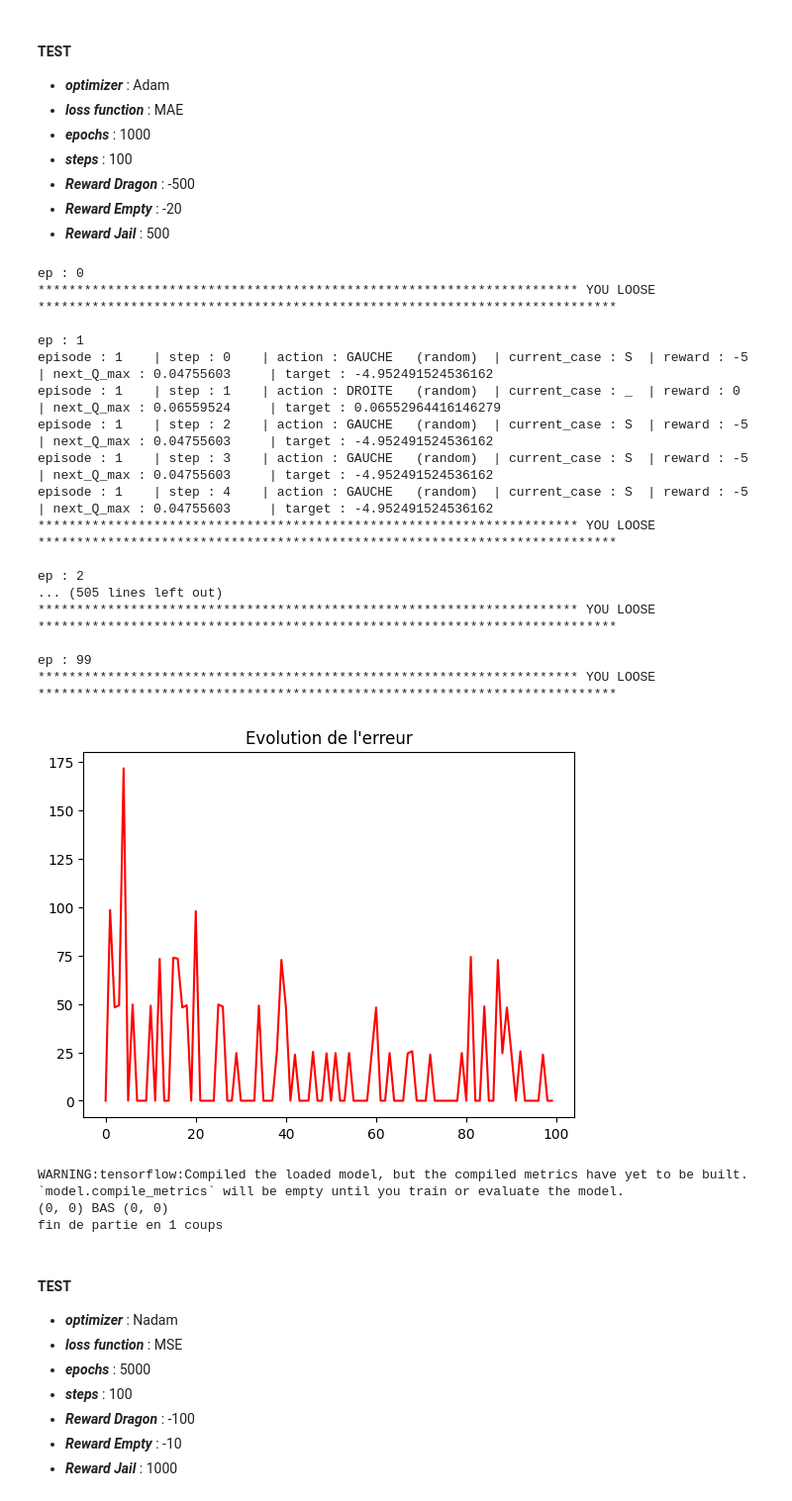
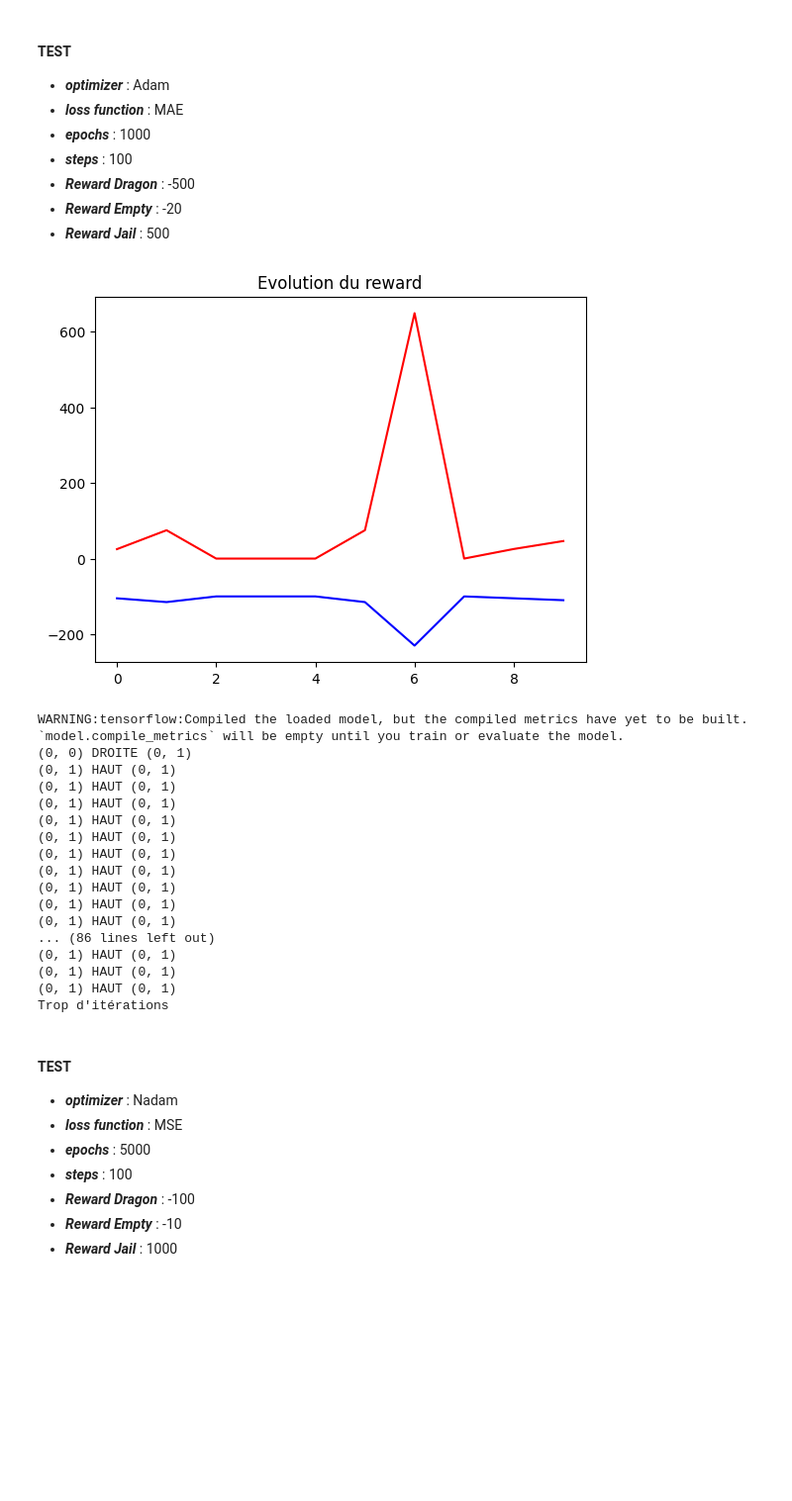
Before and after one commit to JugurthaAsma/ML, a Jupyter notebook: projet3/renforcement.ipynb, the cells around one changed output. Shown at 99% size. Saved outputs shown, nothing was run; the diff lists cells and outputs as text; code cells hidden in the pictures; blank space fills up the shorter version.

```diff
--- a/projet3/renforcement.ipynb
+++ b/projet3/renforcement.ipynb
@@ -590,10 +590,10 @@ class DeepGame:
         model_stable = tf.keras.models.clone_model(self.model)
         model_stable.set_weights(self.model.get_weights())
 
-        history = np.zeros(self.episodes)
+        loss_history = np.zeros(self.episodes)
+        reward_history = np.zeros(self.episodes)
 
         for episode in range(self.episodes):
-            print("ep :", episode)
             # reset the position
             position = (0, 0)
             # calculate the epsilon
@@ -606,6 +606,8 @@ class DeepGame:
                 action, is_random = self.choose_action(position, epsilon)
                 # apply the action
                 position, reward, fin = applicaion_action(action, position, self.space, self.verbose)
+                # add the reward
+                reward_history[episode] += reward
 
                 if fin:
                     break
@@ -636,14 +638,18 @@ class DeepGame:
 
                 gradients = tape.gradient(loss, self.model.trainable_variables) # calcul du gradient de la focntion loss en fonction des variables du modèle
                 self.optimizer.apply_gradients(zip(gradients, self.model.trainable_variables)) # optimisation des paramètres du modèle
-                history[episode] = loss.numpy() # on récupère la valeur pour afficher l'évolution de l'erreur
+                loss_history[episode] = loss.numpy() # on récupère la valeur pour afficher l'évolution de l'erreur
 
                 # update the vector of states
                 self.update_vec_etat(position)
 
-        plt.plot(history, color="red")
+        plt.plot(loss_history, color="red")
+        plt.plot(reward_history, color="blue")
         plt.title("Evolution de l'erreur")
+        plt.title("Evolution du reward")
         plt.show()
+
+        # plt.show()
 
         # save the model
         self.save_model()
@@ -698,29 +735,26 @@ def create_game(optimizer_name, loss_fn_name, episodes, steps, dragon_reward, ja
 *   ***Reward Jail*** : 500
 # %%
 #game1 = create_game(optimizer_name="Adam", loss_fn_name="MAE", episodes=100, steps=100, dragon_reward=-10, empty_reward=0, jail_reward=10, verbose=False)
-game1 = create_game(optimizer_name="Nadam", loss_fn_name="MSE", episodes=100, steps=100, dragon_reward=-1000, empty_reward=0, jail_reward=10000, verbose=True)
+game1 = create_game(optimizer_name="Nadam", loss_fn_name="MSE", episodes=10, steps=100, dragon_reward=-100, empty_reward=0, jail_reward=100, verbose=False)
 # %% [output]
+[figure, new version]
-ep : 0
-********************************************************************** YOU LOOSE ***************************************************************************
-
-ep : 1
-episode : 1    | step : 0    | action : GAUCHE   (random)  | current_case : S  | reward : -5   | next_Q_max : 0.04755603     | target : -4.952491524536162
-episode : 1    | step : 1    | action : DROITE   (random)  | current_case : _  | reward : 0    | next_Q_max : 0.06559524     | target : 0.06552964416146279
-episode : 1    | step : 2    | action : GAUCHE   (random)  | current_case : S  | reward : -5   | next_Q_max : 0.04755603     | target : -4.952491524536162
-episode : 1    | step : 3    | action : GAUCHE   (random)  | current_case : S  | reward : -5   | next_Q_max : 0.04755603     | target : -4.952491524536162
-episode : 1    | step : 4    | action : GAUCHE   (random)  | current_case : S  | reward : -5   | next_Q_max : 0.04755603     | target : -4.952491524536162
-********************************************************************** YOU LOOSE ***************************************************************************
-
-ep : 2
-... (505 lines left out)
-********************************************************************** YOU LOOSE ***************************************************************************
-
-ep : 99
-********************************************************************** YOU LOOSE ***************************************************************************
+WARNING:tensorflow:Compiled the loaded model, but the compiled metrics have yet to be built. `model.compile_metrics` will be empty until you train or evaluate the model.
+(0, 0) DROITE (0, 1)
+(0, 1) HAUT (0, 1)
+(0, 1) HAUT (0, 1)
+(0, 1) HAUT (0, 1)
+(0, 1) HAUT (0, 1)
+(0, 1) HAUT (0, 1)
+(0, 1) HAUT (0, 1)
+(0, 1) HAUT (0, 1)
+(0, 1) HAUT (0, 1)
+(0, 1) HAUT (0, 1)
+(0, 1) HAUT (0, 1)
+... (86 lines left out)
+(0, 1) HAUT (0, 1)
+(0, 1) HAUT (0, 1)
+(0, 1) HAUT (0, 1)
+Trop d'itérations
-[figure, old version]
-WARNING:tensorflow:Compiled the loaded model, but the compiled metrics have yet to be built. `model.compile_metrics` will be empty until you train or evaluate the model.
-(0, 0) BAS (0, 0)
-fin de partie en 1 coups
 # %% [markdown]
 #### TEST
 
```
Also changed, not shown: parts of 1 cell of this notebook.
